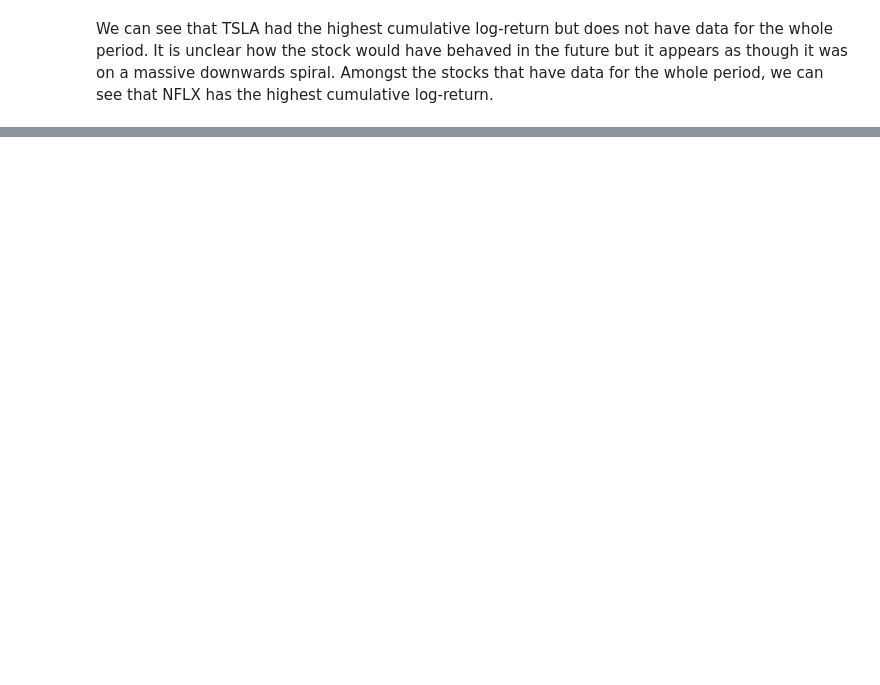
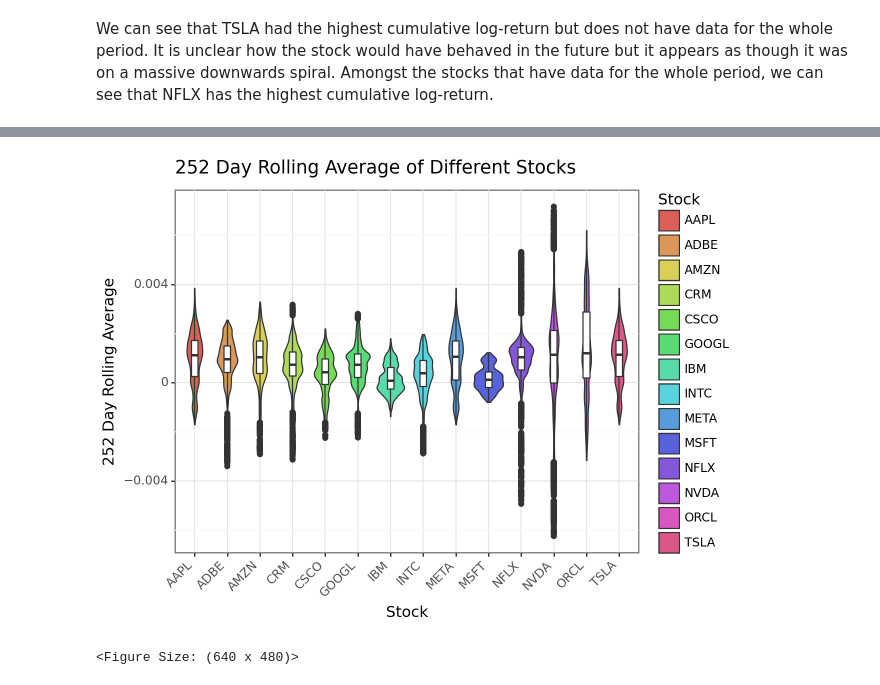
Before and after one commit to JHSchlegel/small-projects, a Jupyter notebook: DataWrangling/Stocks/stocks_cleaning.ipynb, the cells around one changed output, grey strips where cells are left out. Saved outputs shown, nothing was run; the diff lists cells and outputs as text; code cells hidden in the pictures; blank space fills up the shorter version.

```diff
--- a/DataWrangling/Stocks/stocks_cleaning.ipynb
+++ b/DataWrangling/Stocks/stocks_cleaning.ipynb
@@ -647,0 +703,23 @@ dtype: int64
+# %%
+# plot 252 day rolling averages
+(
+    ggplot(
+        all_stocks_lrets_long.dropna(subset=["252d_roll_avg"]),
+        aes(x="stock", y="252d_roll_avg"),
+    )
+    + geom_violin(aes(fill="stock"))
+    + geom_boxplot(width=0.2, fill="white")
+    + theme_bw()
+    + labs(
+        x="Stock",
+        fill="Stock",
+        y="252 Day Rolling Average",
+        title="252 Day Rolling Average of Different Stocks",
+    ) +
+    theme(
+        axis_text_x=element_text(angle=45, hjust=1)
+    )
+)
+# %% [output]
+[figure, added]
+<Figure Size: (640 x 480)>
```
Also changed, not shown: parts of 21 cells of this notebook.
